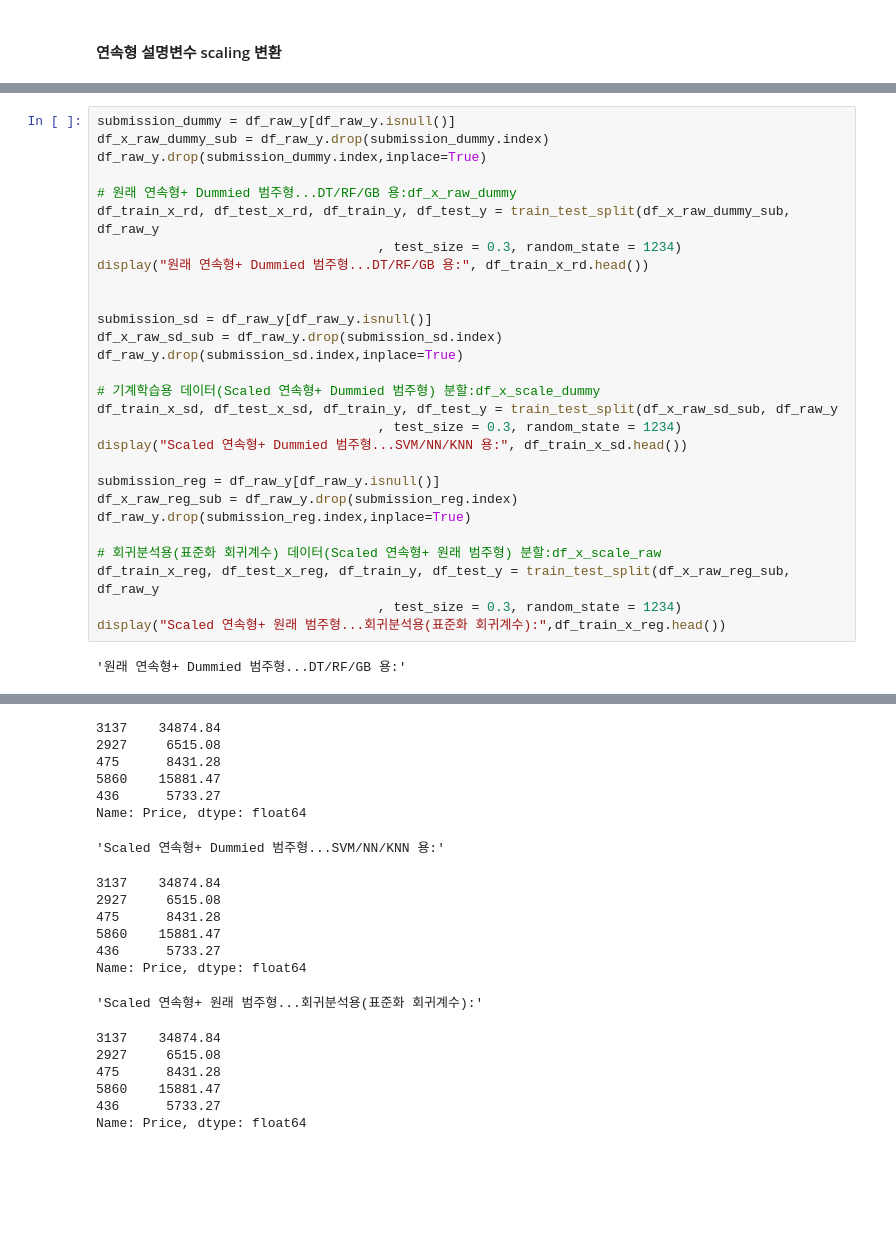
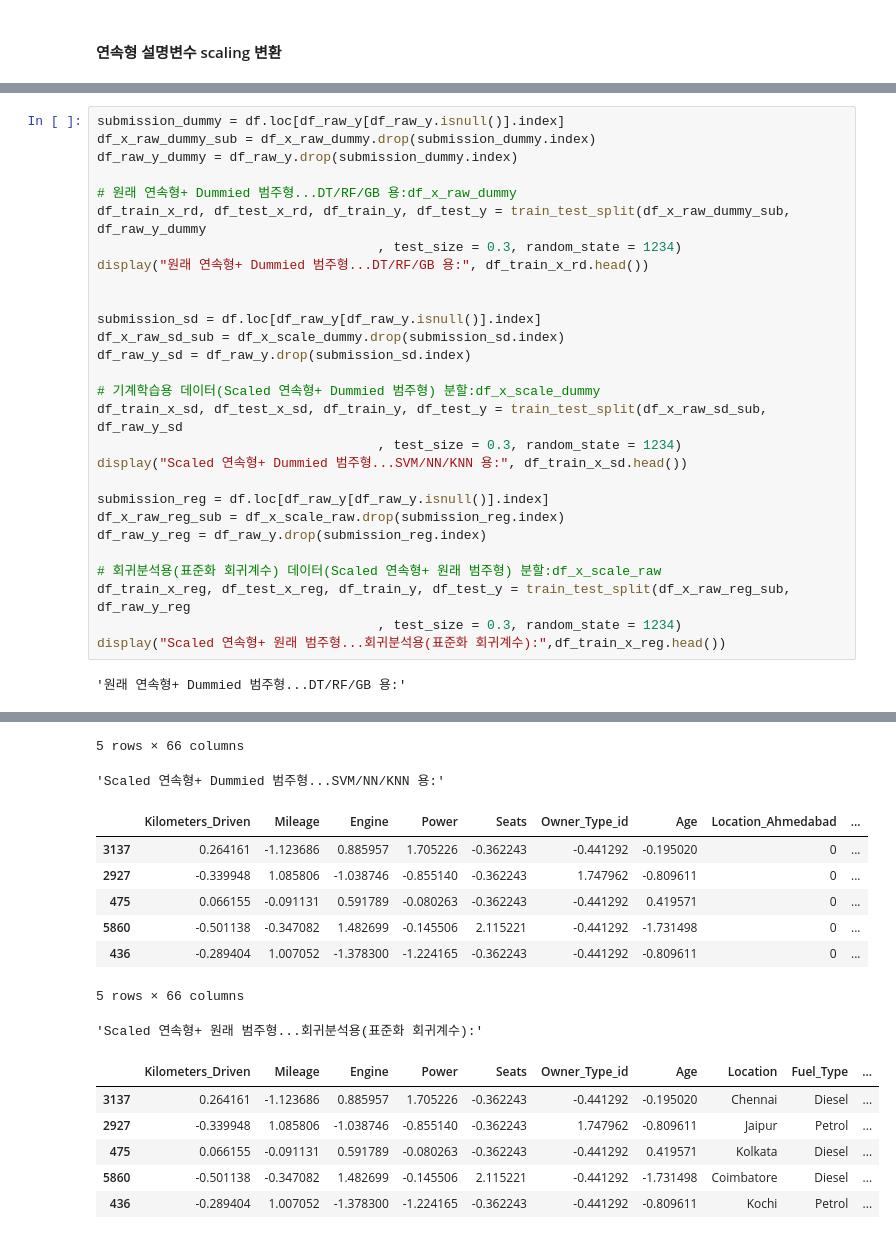
Before and after one commit to Seojiii/c4_car_project, a Jupyter notebook: 0309_car_project_split.ipynb, the cells around one changed output, grey strips where cells are left out. Drawn from its saved outputs; the diff is of its cells as text; blank space fills up the shorter version.

```diff
--- a/0309_car_project_split.ipynb
+++ b/0309_car_project_split.ipynb
@@ -864,29 +827,29 @@ display("Scaled 연속형+ 원래 범주형...회귀분석용(표준화 회귀
 # %%
-submission_dummy = df_raw_y[df_raw_y.isnull()]
-df_x_raw_dummy_sub = df_raw_y.drop(submission_dummy.index)
-df_raw_y.drop(submission_dummy.index,inplace=True)
+submission_dummy = df.loc[df_raw_y[df_raw_y.isnull()].index]
+df_x_raw_dummy_sub = df_x_raw_dummy.drop(submission_dummy.index)
+df_raw_y_dummy = df_raw_y.drop(submission_dummy.index)
 
 # 원래 연속형+ Dummied 범주형...DT/RF/GB 용:df_x_raw_dummy
-df_train_x_rd, df_test_x_rd, df_train_y, df_test_y = train_test_split(df_x_raw_dummy_sub, df_raw_y
+df_train_x_rd, df_test_x_rd, df_train_y, df_test_y = train_test_split(df_x_raw_dummy_sub, df_raw_y_dummy
                                     , test_size = 0.3, random_state = 1234)
 display("원래 연속형+ Dummied 범주형...DT/RF/GB 용:", df_train_x_rd.head())
 
 
-submission_sd = df_raw_y[df_raw_y.isnull()]
-df_x_raw_sd_sub = df_raw_y.drop(submission_sd.index)
-df_raw_y.drop(submission_sd.index,inplace=True)
+submission_sd = df.loc[df_raw_y[df_raw_y.isnull()].index]
+df_x_raw_sd_sub = df_x_scale_dummy.drop(submission_sd.index)
+df_raw_y_sd = df_raw_y.drop(submission_sd.index)
 
 # 기계학습용 데이터(Scaled 연속형+ Dummied 범주형) 분할:df_x_scale_dummy
-df_train_x_sd, df_test_x_sd, df_train_y, df_test_y = train_test_split(df_x_raw_sd_sub, df_raw_y
+df_train_x_sd, df_test_x_sd, df_train_y, df_test_y = train_test_split(df_x_raw_sd_sub, df_raw_y_sd
                                     , test_size = 0.3, random_state = 1234)
 display("Scaled 연속형+ Dummied 범주형...SVM/NN/KNN 용:", df_train_x_sd.head())
 
-submission_reg = df_raw_y[df_raw_y.isnull()]
-df_x_raw_reg_sub = df_raw_y.drop(submission_reg.index)
-df_raw_y.drop(submission_reg.index,inplace=True)
+submission_reg = df.loc[df_raw_y[df_raw_y.isnull()].index]
+df_x_raw_reg_sub = df_x_scale_raw.drop(submission_reg.index)
+df_raw_y_reg = df_raw_y.drop(submission_reg.index)
 
 # 회귀분석용(표준화 회귀계수) 데이터(Scaled 연속형+ 원래 범주형) 분할:df_x_scale_raw
-df_train_x_reg, df_test_x_reg, df_train_y, df_test_y = train_test_split(df_x_raw_reg_sub, df_raw_y
+df_train_x_reg, df_test_x_reg, df_train_y, df_test_y = train_test_split(df_x_raw_reg_sub, df_raw_y_reg
                                     , test_size = 0.3, random_state = 1234)
 display("Scaled 연속형+ 원래 범주형...회귀분석용(표준화 회귀계수):",df_train_x_reg.head())
 # %% [output]
@@ -894,20 +863,16 @@ display("Scaled 연속형+ 원래 범주형...회귀분석용(표준화 회귀
-3137    34874.84
-2927     6515.08
-475      8431.28
-5860    15881.47
-436      5733.27
-Name: Price, dtype: float64
+5 rows × 66 columns
 'Scaled 연속형+ Dummied 범주형...SVM/NN/KNN 용:'
+|  | Kilometers_Driven | Mileage | Engine | Power | Seats | Owner_Type_id | Age | Location_Ahmedabad | ... |
+| 3137 | 0.264161 | -1.123686 | 0.885957 | 1.705226 | -0.362243 | -0.441292 | -0.195020 | 0 | ... |
+| 2927 | -0.339948 | 1.085806 | -1.038746 | -0.855140 | -0.362243 | 1.747962 | -0.809611 | 0 | ... |
+| 475 | 0.066155 | -0.091131 | 0.591789 | -0.080263 | -0.362243 | -0.441292 | 0.419571 | 0 | ... |
+| 5860 | -0.501138 | -0.347082 | 1.482699 | -0.145506 | 2.115221 | -0.441292 | -1.731498 | 0 | ... |
+| 436 | -0.289404 | 1.007052 | -1.378300 | -1.224165 | -0.362243 | -0.441292 | -0.809611 | 0 | ... |
-3137    34874.84
-2927     6515.08
-475      8431.28
-5860    15881.47
-436      5733.27
-Name: Price, dtype: float64
+5 rows × 66 columns
 'Scaled 연속형+ 원래 범주형...회귀분석용(표준화 회귀계수):'
-3137    34874.84
-2927     6515.08
-475      8431.28
-5860    15881.47
-436      5733.27
-Name: Price, dtype: float64
+|  | Kilometers_Driven | Mileage | Engine | Power | Seats | Owner_Type_id | Age | Location | Fuel_Type | ... |
+| 3137 | 0.264161 | -1.123686 | 0.885957 | 1.705226 | -0.362243 | -0.441292 | -0.195020 | Chennai | Diesel | ... |
+| 2927 | -0.339948 | 1.085806 | -1.038746 | -0.855140 | -0.362243 | 1.747962 | -0.809611 | Jaipur | Petrol | ... |
+| 475 | 0.066155 | -0.091131 | 0.591789 | -0.080263 | -0.362243 | -0.441292 | 0.419571 | Kolkata | Diesel | ... |
+| 5860 | -0.501138 | -0.347082 | 1.482699 | -0.145506 | 2.115221 | -0.441292 | -1.731498 | Coimbatore | Diesel | ... |
+| 436 | -0.289404 | 1.007052 | -1.378300 | -1.224165 | -0.362243 | -0.441292 | -0.809611 | Kochi | Petrol | ... |
```
Also changed, not shown: parts of 7 cells of this notebook.
